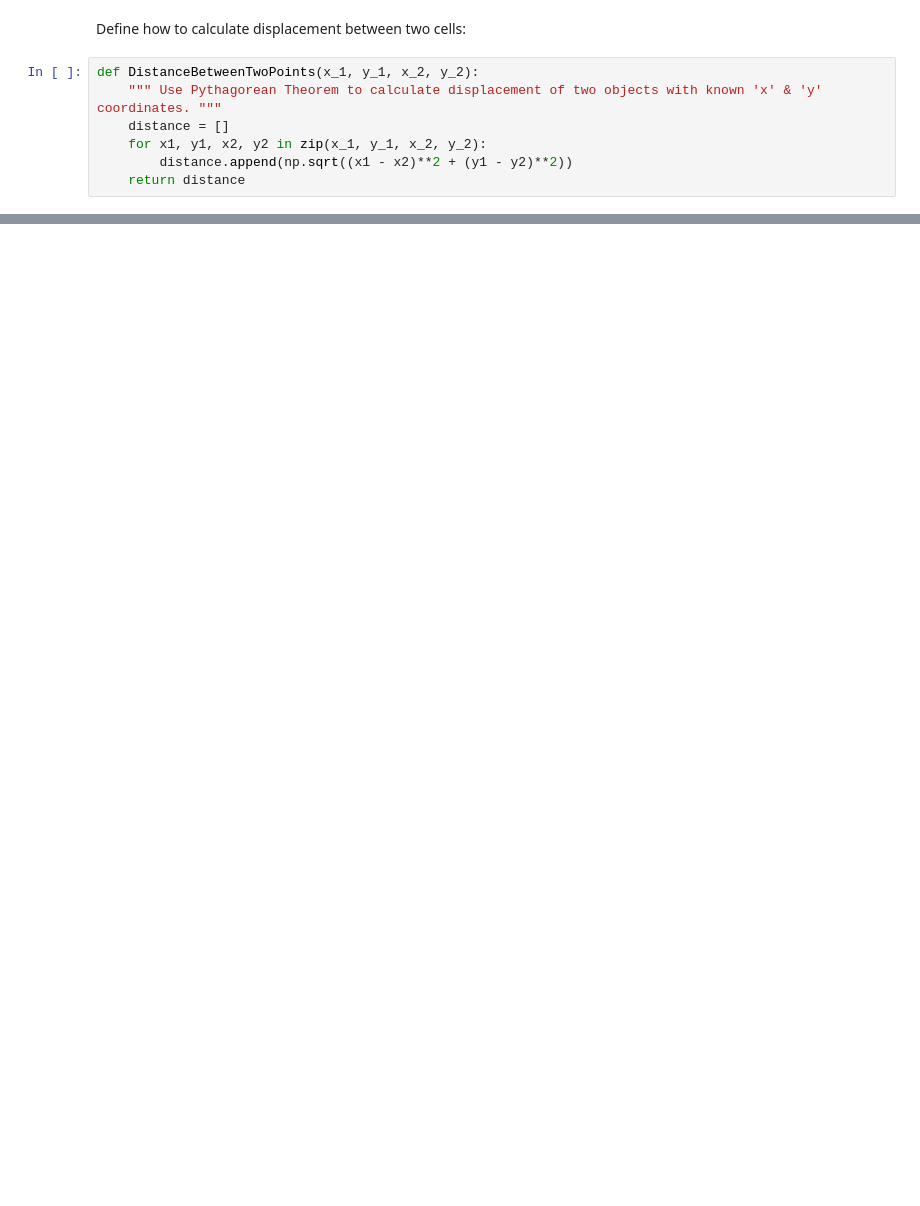
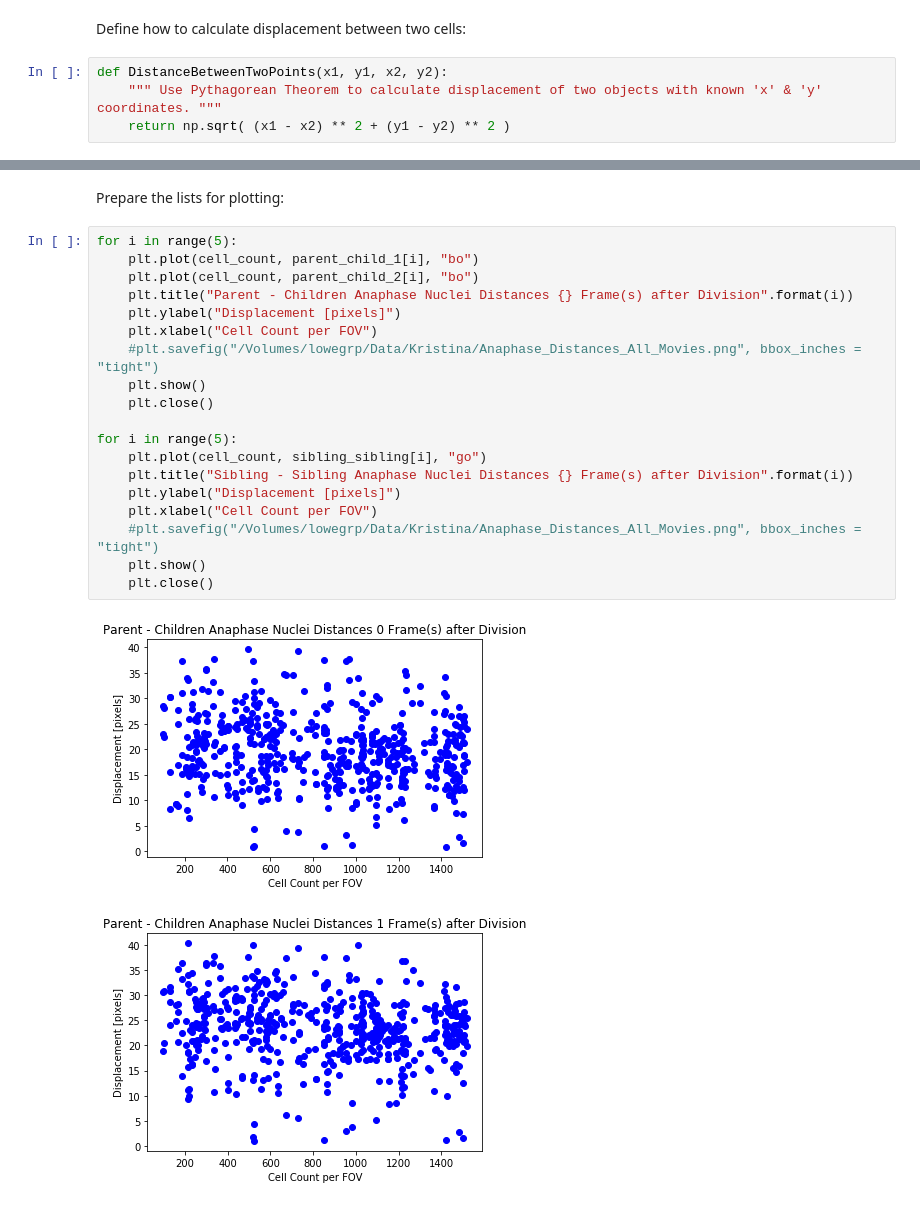
Before and after one commit to KristinaUlicna/CellComp, a Jupyter notebook: Local_Cell_Density_Project/Triangulation_and_Tesselation/Evolution_Distance_Nuclei_Anaphase.ipynb, the cells around one changed output, grey strips where cells are left out. Cells and saved outputs as stored; diff of their text form; blank space fills up the shorter version.

```diff
--- a/Local_Cell_Density_Project/Triangulation_and_Tesselation/Evolution_Distance_Nuclei_Anaphase.ipynb
+++ b/Local_Cell_Density_Project/Triangulation_and_Tesselation/Evolution_Distance_Nuclei_Anaphase.ipynb
@@ -12,9 +13,6 @@ from Local_Cell_Density_Project.SegClass_HDF_Output_Files.HDF_Format_New.HDF5_Da
 # %% [markdown]
 Define how to calculate displacement between two cells:
 # %%
-def DistanceBetweenTwoPoints(x_1, y_1, x_2, y_2):
+def DistanceBetweenTwoPoints(x1, y1, x2, y2):
     """ Use Pythagorean Theorem to calculate displacement of two objects with known 'x' & 'y' coordinates. """
-    distance = []
-    for x1, y1, x2, y2 in zip(x_1, y_1, x_2, y_2):
-        distance.append(np.sqrt((x1 - x2)**2 + (y1 - y2)**2))
-    return distance
+    return np.sqrt( (x1 - x2) ** 2 + (y1 - y2) ** 2 )
@@ -308,0 +288,24 @@ plt.close()
+# %% [markdown]
+Prepare the lists for plotting:
+# %%
+for i in range(5):
+    plt.plot(cell_count, parent_child_1[i], "bo")
+    plt.plot(cell_count, parent_child_2[i], "bo")
+    plt.title("Parent - Children Anaphase Nuclei Distances {} Frame(s) after Division".format(i))
+    plt.ylabel("Displacement [pixels]")
+    plt.xlabel("Cell Count per FOV")
+    #plt.savefig("/Volumes/lowegrp/Data/Kristina/Anaphase_Distances_All_Movies.png", bbox_inches = "tight")
+    plt.show()
+    plt.close()
+
+for i in range(5):
+    plt.plot(cell_count, sibling_sibling[i], "go")
+    plt.title("Sibling - Sibling Anaphase Nuclei Distances {} Frame(s) after Division".format(i))
+    plt.ylabel("Displacement [pixels]")
+    plt.xlabel("Cell Count per FOV")
+    #plt.savefig("/Volumes/lowegrp/Data/Kristina/Anaphase_Distances_All_Movies.png", bbox_inches = "tight")
+    plt.show()
+    plt.close()
+# %% [output]
+[figure, added]
+[figure, added]
```
Also changed, not shown: parts of 21 cells of this notebook, 8 other files.
